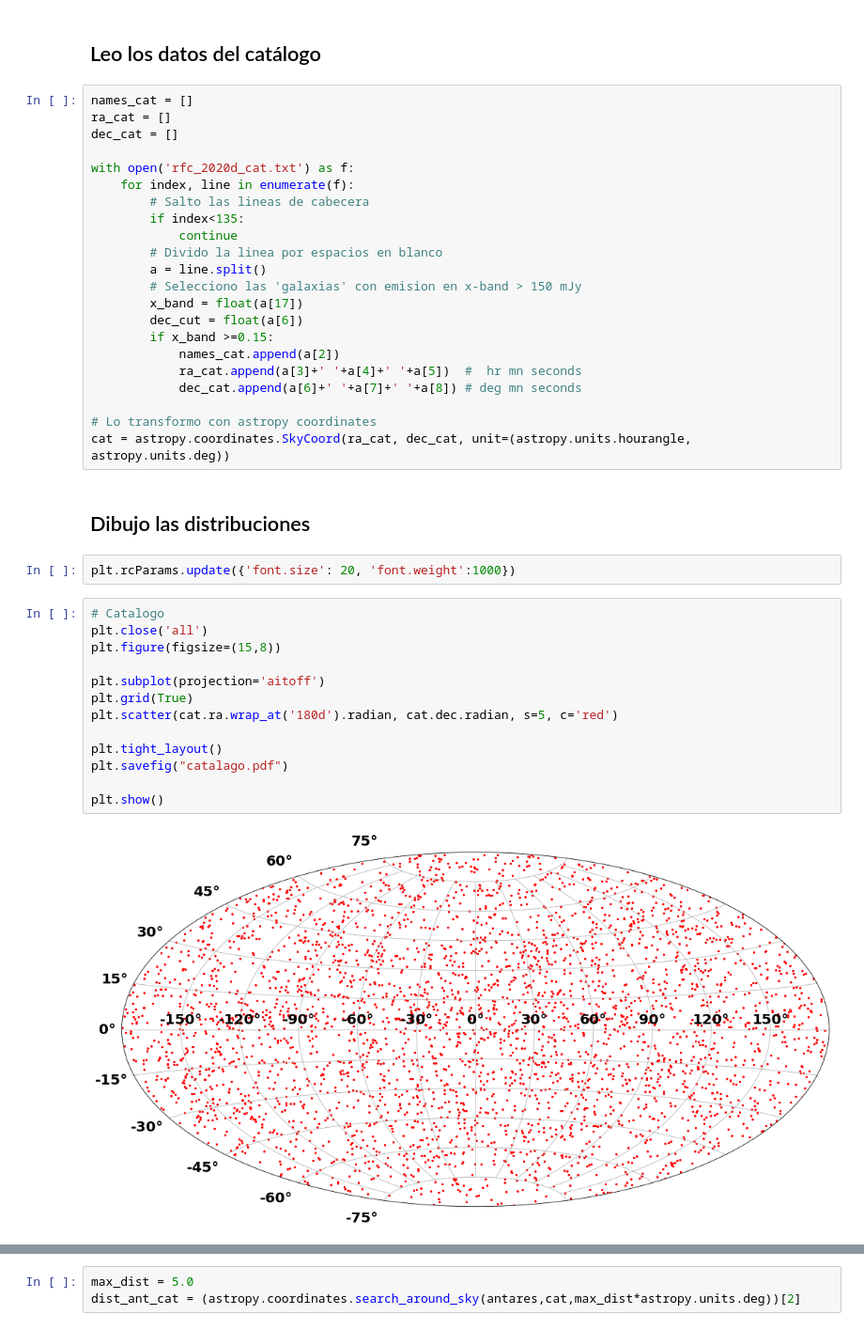
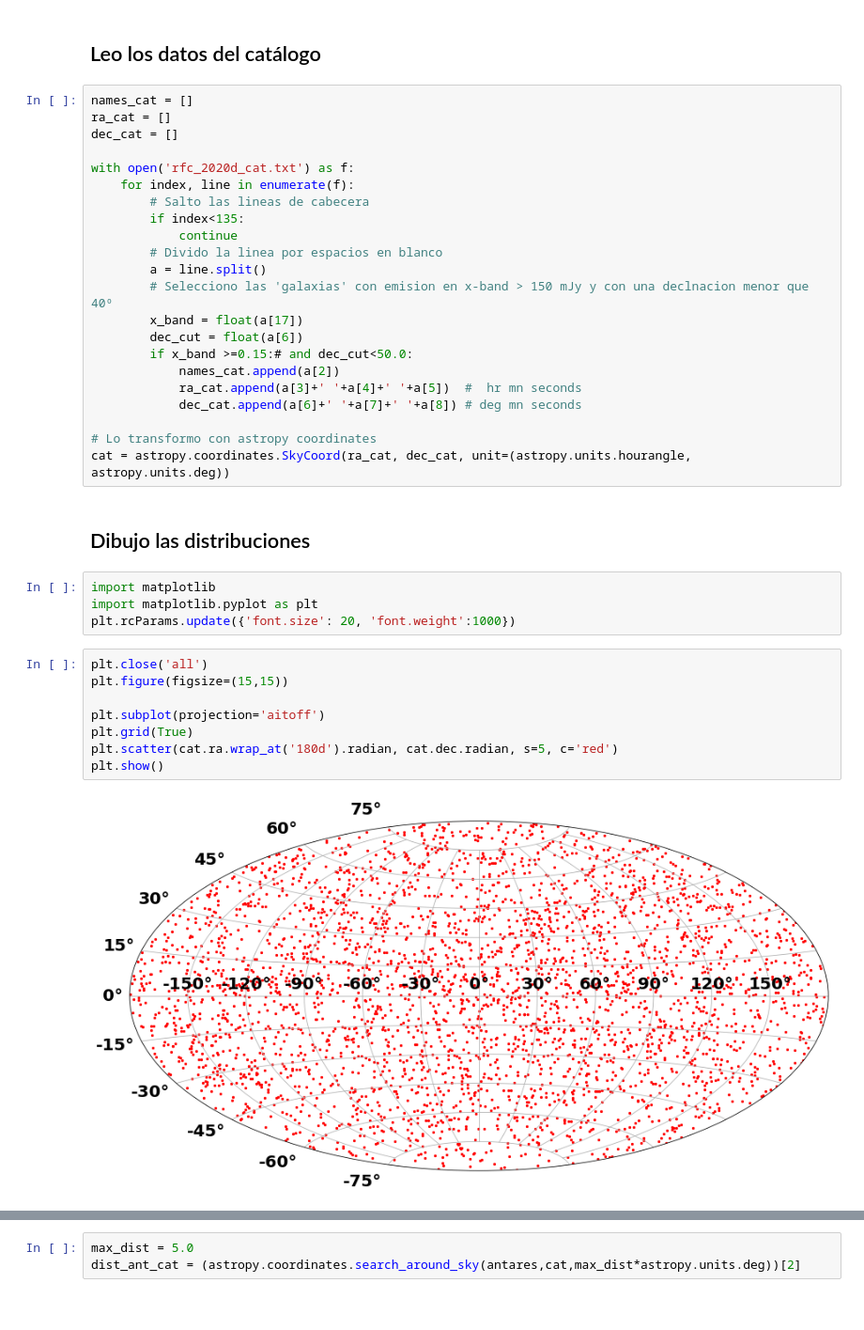
Before and after one commit to jgarmen-upv/estancia, a Jupyter notebook: estancia.ipynb, the cells around one changed output, grey strips where cells are left out. Shown: that part at 94% size. Cells and saved outputs as stored; diff of their text form.

```diff
--- a/estancia.ipynb
+++ b/estancia.ipynb
@@ -59,10 +40,10 @@ with open('rfc_2020d_cat.txt') as f:
             continue
         # Divido la linea por espacios en blanco
         a = line.split()
-        # Selecciono las 'galaxias' con emision en x-band > 150 mJy
+        # Selecciono las 'galaxias' con emision en x-band > 150 mJy y con una declnacion menor que 40º
         x_band = float(a[17])
         dec_cut = float(a[6])
-        if x_band >=0.15:
+        if x_band >=0.15:# and dec_cut<50.0:
             names_cat.append(a[2])
             ra_cat.append(a[3]+' '+a[4]+' '+a[5])  #  hr mn seconds
             dec_cat.append(a[6]+' '+a[7]+' '+a[8]) # deg mn seconds
@@ -72,19 +53,16 @@ cat = astropy.coordinates.SkyCoord(ra_cat, dec_cat, unit=(astropy.units.hourangl
 # %% [markdown]
 ## Dibujo las distribuciones
 # %%
+import matplotlib
+import matplotlib.pyplot as plt
 plt.rcParams.update({'font.size': 20, 'font.weight':1000})
 # %%
-# Catalogo
 plt.close('all')
-plt.figure(figsize=(15,8))
+plt.figure(figsize=(15,15))
 
 plt.subplot(projection='aitoff')
 plt.grid(True)
 plt.scatter(cat.ra.wrap_at('180d').radian, cat.dec.radian, s=5, c='red')
-
-plt.tight_layout()
-plt.savefig("catalago.pdf")
-
 plt.show()
 # %% [output]
-[figure, old version]
+[figure, new version]
```
Also changed, not shown: parts of 60 cells of this notebook.
